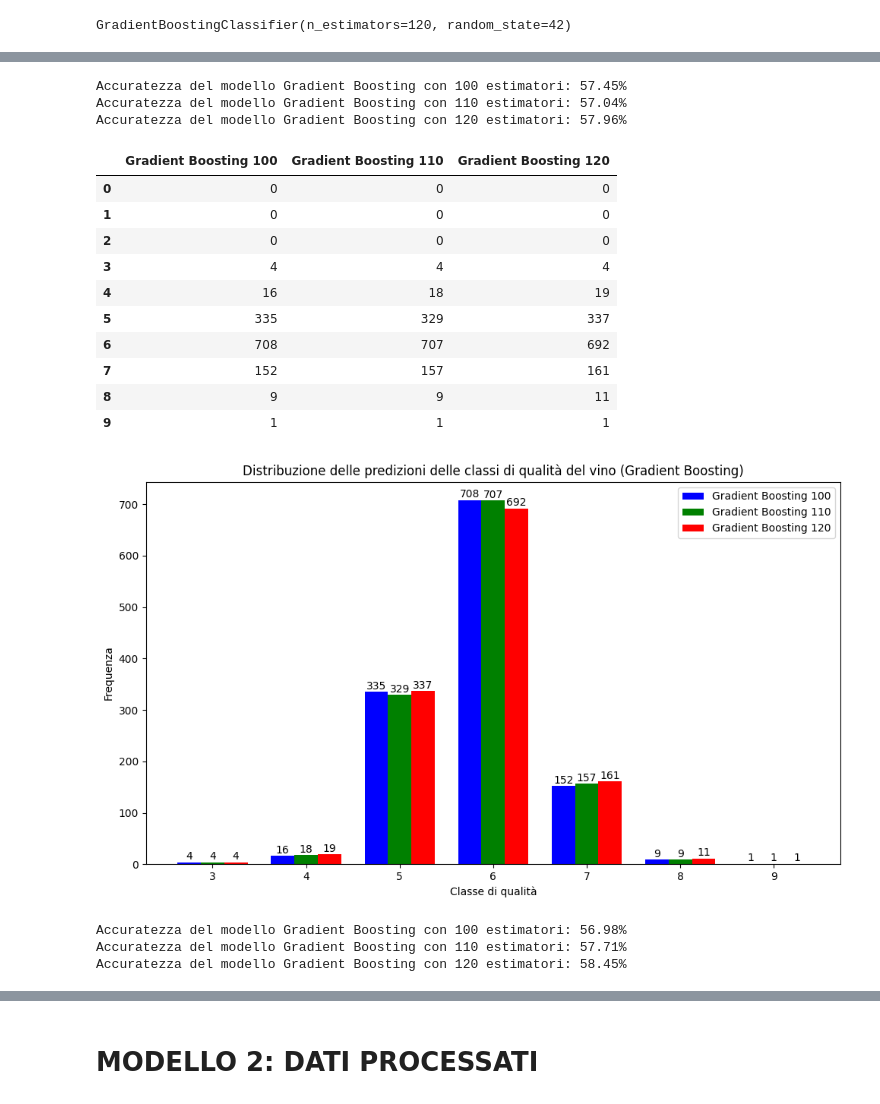
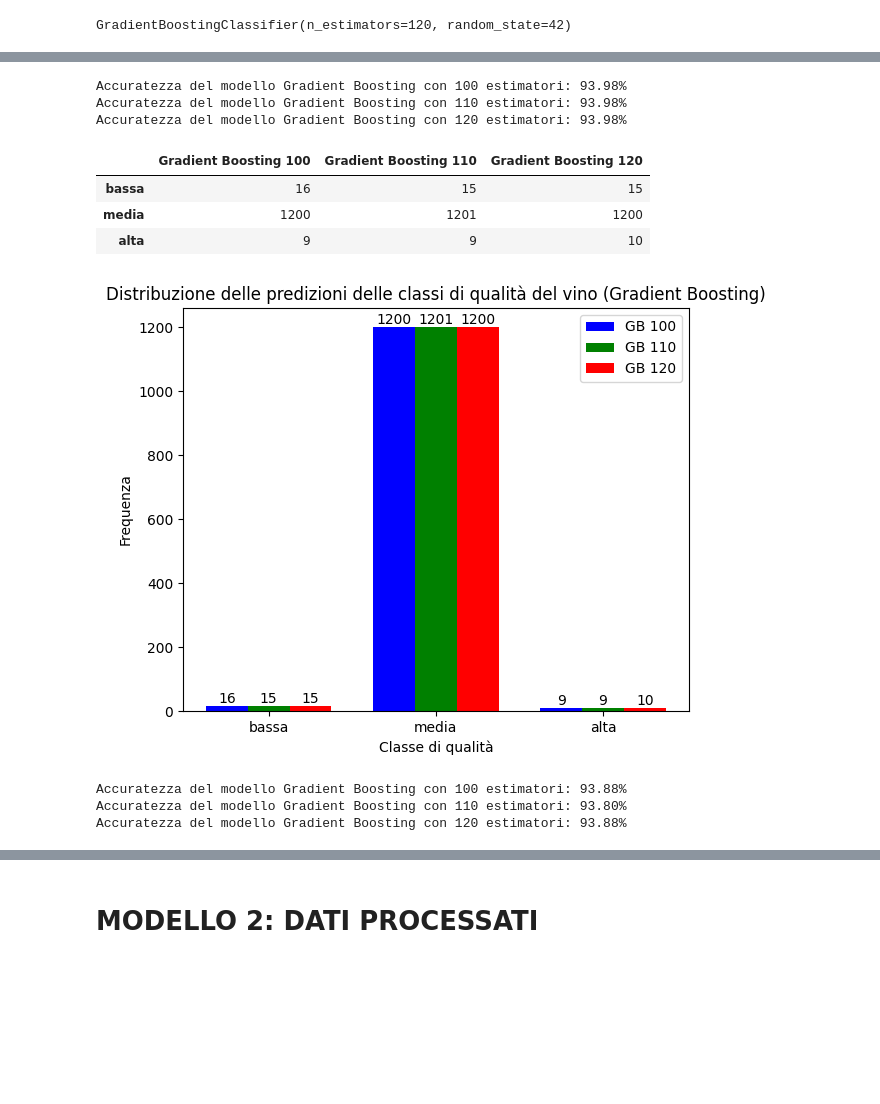
Before and after one commit to Matteo13579/Progetto-Tesi, a Jupyter notebook: progetto2.ipynb, the cells around one changed output, grey strips where cells are left out. Saved outputs shown, nothing was run; the diff lists cells and outputs as text; code cells hidden in the pictures; blank space fills up the shorter version.

```diff
--- a/progetto2.ipynb
+++ b/progetto2.ipynb
@@ -310,5 +304,6 @@ Dimensioni del dataset dopo la rimozione degli outliers: 4016 campioni, 11 featu
 Addestriamo ora due classificatori, il Random Forest Classifier e il Gradient Boosting Classifier. Prenderemo il dataset di partenza, addestreremo 3 modelli a random forest, dividendo in maniera diversa il dataset tra train e test, e un modello a gradient boosting
 # %%
 df_raw = df.copy()
-df.describe(include='all').round(2).T
+df_raw["quality"] = df_raw["quality"].apply(quality_label)
+df_raw.describe(include='all').round(2).T
 # %% [output]
@@ -386,16 +381,9 @@ rf_120_raw.fit(x_train_raw1, y_train_raw1)
 RandomForestClassifier(n_estimators=120, random_state=42, verbose=1)
 # %%
 predict_value_rf = {
-    "0": 0,
-    "1": 0,
-    "2": 0,
-    "3": 0,
-    "4": 0,
-    "5": 0,
-    "6": 0,
-    "7": 0,
-    "8": 0,
-    "9": 0,
+    "bassa": 0,
+    "media": 0,
+    "alta": 0
 }
 
 predict_value_rf
@@ -778,9 +729,9 @@ print(f"Accuratezza del modello Gradient Boosting con 100 estimatori: {accuracy_
 print(f"Accuratezza del modello Gradient Boosting con 110 estimatori: {accuracy_110_20_gb * 100 :.2f}%")
 print(f"Accuratezza del modello Gradient Boosting con 120 estimatori: {accuracy_120_20_gb * 100 :.2f}%")
 # %% [output]
-Accuratezza del modello Gradient Boosting con 100 estimatori: 57.45%
-Accuratezza del modello Gradient Boosting con 110 estimatori: 57.04%
-Accuratezza del modello Gradient Boosting con 120 estimatori: 57.96%
+Accuratezza del modello Gradient Boosting con 100 estimatori: 93.98%
+Accuratezza del modello Gradient Boosting con 110 estimatori: 93.98%
+Accuratezza del modello Gradient Boosting con 120 estimatori: 93.98%
 # %%
 gb_100_raw.fit(x_train_raw2, y_train_raw2)
 gb_110_raw.fit(x_train_raw2, y_train_raw2)
@@ -811,50 +762,43 @@ prediction_df = pd.DataFrame({
 prediction_df
 # %% [output]
 |  | Gradient Boosting 100 | Gradient Boosting 110 | Gradient Boosting 120 |
-| 0 | 0 | 0 | 0 |
-| 1 | 0 | 0 | 0 |
-| 2 | 0 | 0 | 0 |
-| 3 | 4 | 4 | 4 |
-| 4 | 16 | 18 | 19 |
-| 5 | 335 | 329 | 337 |
-| 6 | 708 | 707 | 692 |
-| 7 | 152 | 157 | 161 |
-| 8 | 9 | 9 | 11 |
-| 9 | 1 | 1 | 1 |
+| bassa | 16 | 15 | 15 |
+| media | 1200 | 1201 | 1200 |
+| alta | 9 | 9 | 10 |
 # %%
 keys = list(predict_value_gb_100.keys())
 vals_100 = np.array(list(predict_value_gb_100.values()))
 vals_110 = np.array(list(predict_value_gb_110.values()))
 vals_120 = np.array(list(predict_value_gb_120.values()))
 
 mask = ~((vals_100 == 0) & (vals_110 == 0) & (vals_120 == 0))
 filtered_keys = np.array(keys)[mask]
 filtered_vals_100 = vals_100[mask]
 filtered_vals_110 = vals_110[mask]
 filtered_vals_120 = vals_120[mask]
 filtered_index = range(len(filtered_keys))
 
-plt.figure(figsize=(10, 6))
+plt.figure(figsize=(6, 5))
 bar_width = 0.25
-plt.bar([i - bar_width for i in filtered_index], filtered_vals_100, width=bar_width, label='Gradient Boosting 100', color='b')
+plt.bar([i - bar_width for i in filtered_index], filtered_vals_100, width=bar_width, label='GB 100', color='b')
 for i, v in enumerate(filtered_vals_100):
     plt.text(i - bar_width, v + 0.5, str(v), ha='center', va='bottom')
-plt.bar(filtered_index, filtered_vals_110, width=bar_width, label='Gradient Boosting 110', color='g')
+plt.bar(filtered_index, filtered_vals_110, width=bar_width, label='GB 110', color='g')
 for i, v in enumerate(filtered_vals_110):
     plt.text(i, v + 0.5, str(v), ha='center', va='bottom')
-plt.bar([i + bar_width for i in filtered_index], filtered_vals_120, width=bar_width, label='Gradient Boosting 120', color='r')
+plt.bar([i + bar_width for i in filtered_index], filtered_vals_120, width=bar_width, label='GB 120', color='r')
 for i, v in enumerate(filtered_vals_120):
     plt.text(i + bar_width, v + 0.5, str(v), ha='center', va='bottom')
 plt.xlabel('Classe di qualità')
 plt.ylabel('Frequenza')
 plt.title('Distribuzione delle predizioni delle classi di qualità del vino (Gradient Boosting)')
 plt.xticks(filtered_index, filtered_keys)
 plt.legend()
 plt.tight_layout()
 plt.savefig(os.path.join(os.getcwd(), "immagini_progetto", "gb_quality_class_distribution_25.png"))
 plt.show()
 # %% [output]
-[figure, old version]
+[figure, new version]
 # %%
 accuracy_100_25_gb = accuracy_score(y_test_raw2, y_pred_100_25_raw_gb)
 accuracy_110_25_gb = accuracy_score(y_test_raw2, y_pred_110_25_raw_gb)
@@ -863,9 +807,9 @@ print(f"Accuratezza del modello Gradient Boosting con 100 estimatori: {accuracy_
 print(f"Accuratezza del modello Gradient Boosting con 110 estimatori: {accuracy_110_25_gb * 100 :.2f}%")
 print(f"Accuratezza del modello Gradient Boosting con 120 estimatori: {accuracy_120_25_gb * 100 :.2f}%")
 # %% [output]
-Accuratezza del modello Gradient Boosting con 100 estimatori: 56.98%
-Accuratezza del modello Gradient Boosting con 110 estimatori: 57.71%
-Accuratezza del modello Gradient Boosting con 120 estimatori: 58.45%
+Accuratezza del modello Gradient Boosting con 100 estimatori: 93.88%
+Accuratezza del modello Gradient Boosting con 110 estimatori: 93.80%
+Accuratezza del modello Gradient Boosting con 120 estimatori: 93.88%
 # %%
 gb_100_raw.fit(x_train_raw3, y_train_raw3)
 gb_110_raw.fit(x_train_raw3, y_train_raw3)
```
Also changed, not shown: parts of 54 cells of this notebook.
